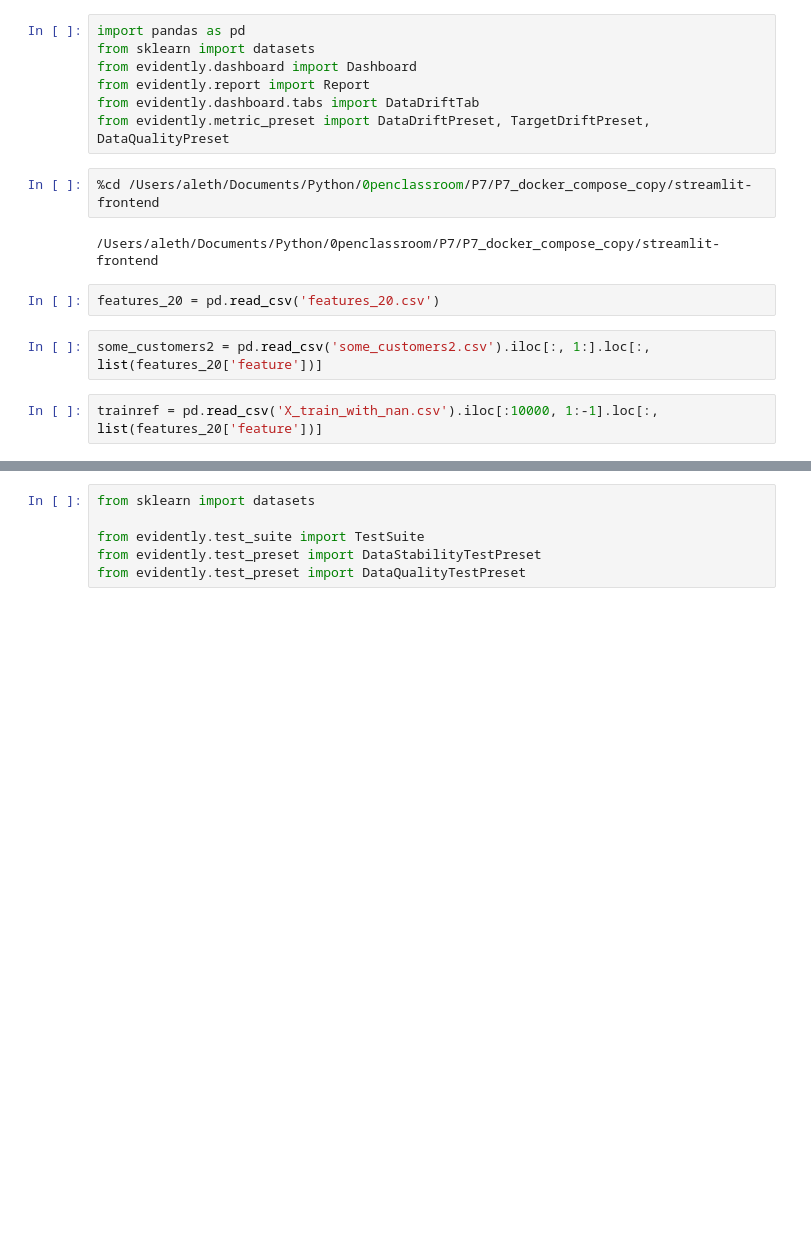
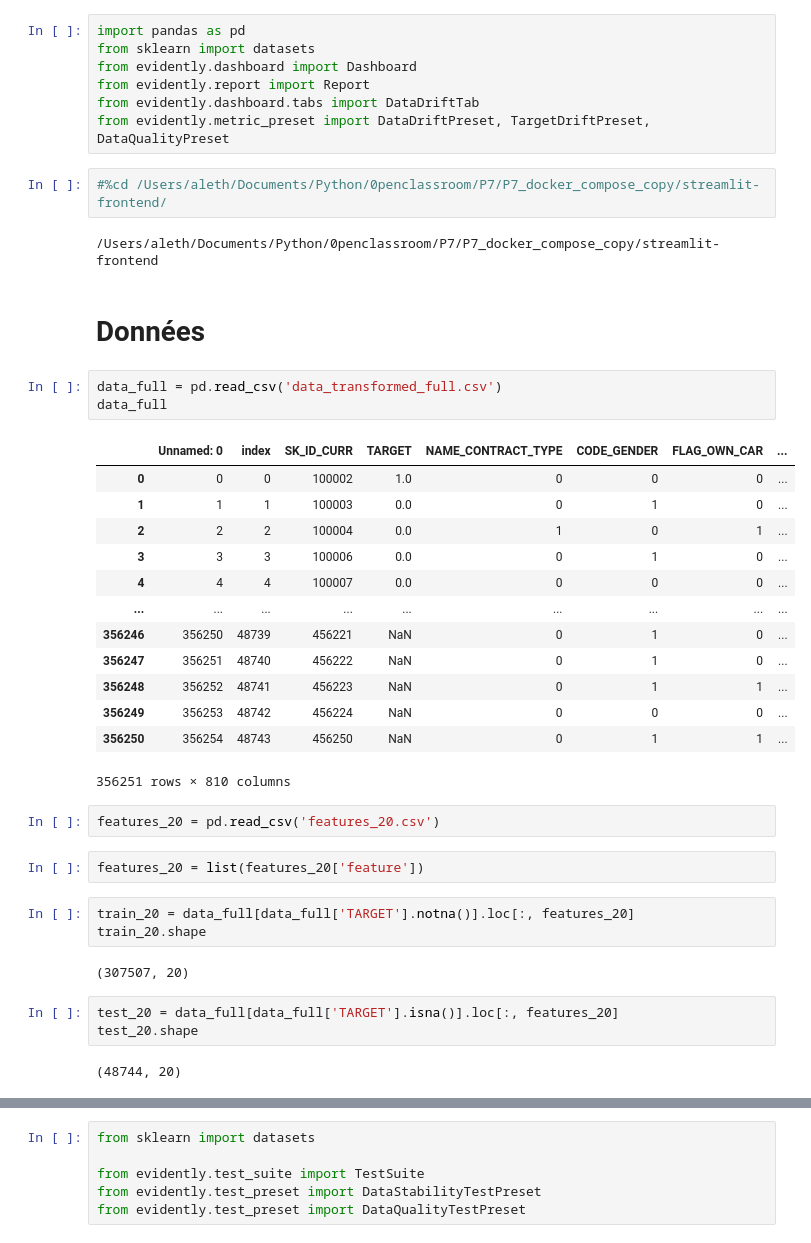
Before and after one commit to mariealeth/Credit_default_application, a Jupyter notebook: data_drift/datadrift.ipynb, the cells around one changed output, grey strips where cells are left out. Saved outputs shown, nothing was run; the diff lists cells and outputs as text; blank space fills up the shorter version.

```diff
--- a/data_drift/datadrift.ipynb
+++ b/data_drift/datadrift.ipynb
@@ -6,12 +6,39 @@ from evidently.report import Report
 from evidently.dashboard.tabs import DataDriftTab
 from evidently.metric_preset import DataDriftPreset, TargetDriftPreset, DataQualityPreset
 # %%
-%cd /Users/aleth/Documents/Python/0penclassroom/P7/P7_docker_compose_copy/streamlit-frontend
+#%cd /Users/aleth/Documents/Python/0penclassroom/P7/P7_docker_compose_copy/streamlit-frontend/
 # %% [output]
 /Users/aleth/Documents/Python/0penclassroom/P7/P7_docker_compose_copy/streamlit-frontend
-# %%
-features_20 = pd.read_csv('features_20.csv')
+# %% [markdown]
+# Données
+# %%
+data_full = pd.read_csv('data_transformed_full.csv')
+data_full
+# %% [output]
+|  | Unnamed: 0 | index | SK_ID_CURR | TARGET | NAME_CONTRACT_TYPE | CODE_GENDER | FLAG_OWN_CAR | ... |
+| 0 | 0 | 0 | 100002 | 1.0 | 0 | 0 | 0 | ... |
+| 1 | 1 | 1 | 100003 | 0.0 | 0 | 1 | 0 | ... |
+| 2 | 2 | 2 | 100004 | 0.0 | 1 | 0 | 1 | ... |
+| 3 | 3 | 3 | 100006 | 0.0 | 0 | 1 | 0 | ... |
+| 4 | 4 | 4 | 100007 | 0.0 | 0 | 0 | 0 | ... |
+| ... | ... | ... | ... | ... | ... | ... | ... | ... |
+| 356246 | 356250 | 48739 | 456221 | NaN | 0 | 1 | 0 | ... |
+| 356247 | 356251 | 48740 | 456222 | NaN | 0 | 1 | 0 | ... |
+| 356248 | 356252 | 48741 | 456223 | NaN | 0 | 1 | 1 | ... |
+| 356249 | 356253 | 48742 | 456224 | NaN | 0 | 0 | 0 | ... |
+| 356250 | 356254 | 48743 | 456250 | NaN | 0 | 1 | 1 | ... |
+356251 rows × 810 columns
+# %%
+features_20 = pd.read_csv('features_20.csv')
+# %%
+features_20 = list(features_20['feature'])
+# %%
+train_20 = data_full[data_full['TARGET'].notna()].loc[:, features_20]
+train_20.shape
+# %% [output]
+(307507, 20)
 # %%
-some_customers2 = pd.read_csv('some_customers2.csv').iloc[:, 1:].loc[:, list(features_20['feature'])]
+test_20 = data_full[data_full['TARGET'].isna()].loc[:, features_20]
+test_20.shape
+# %% [output]
+(48744, 20)
-# %%
-trainref = pd.read_csv('X_train_with_nan.csv').iloc[:10000, 1:-1].loc[:, list(features_20['feature'])]
```
Also changed, not shown: parts of 29 cells of this notebook, 2 other files.
